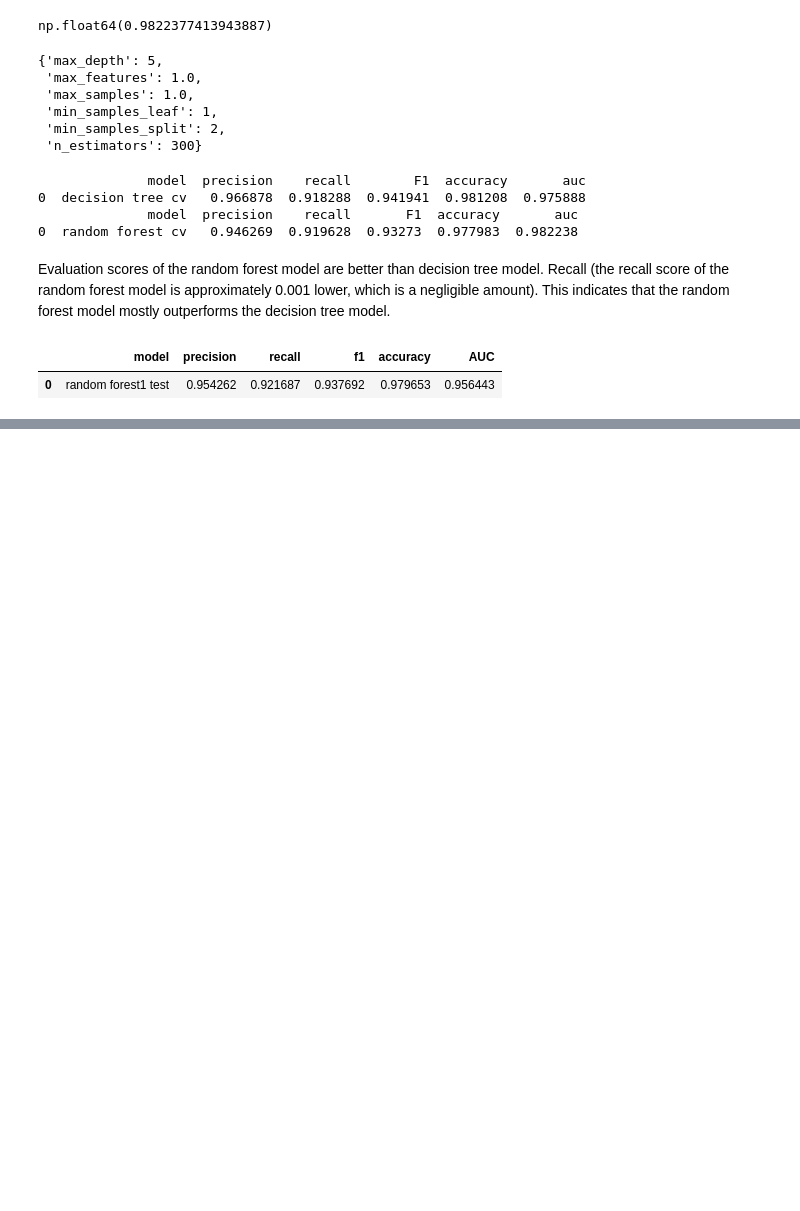
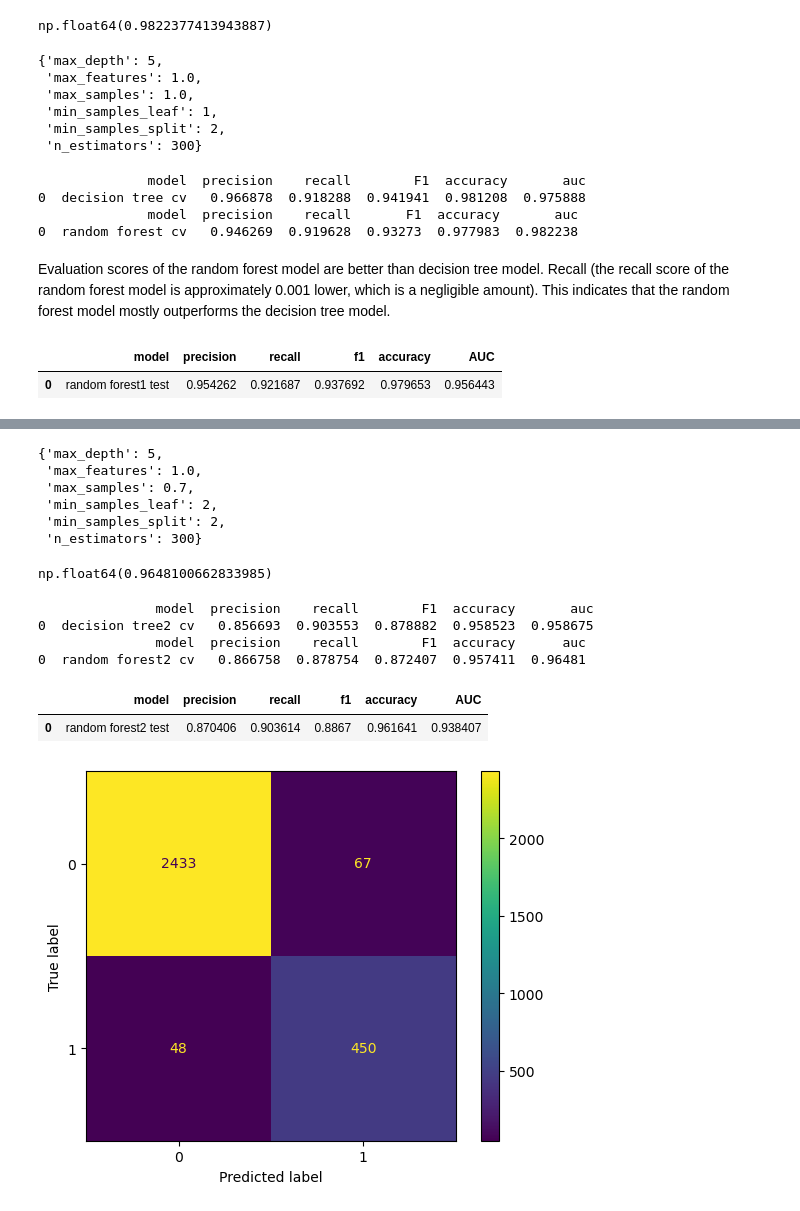
Before and after one commit to Anar-Abdullayev-23/Data-Driven-Suggestionf-for-HR, a Jupyter notebook: notebooks/Data-Driven_Suggestions_for_HR.ipynb, the cells around one changed output, grey strips where cells are left out. Saved outputs shown, nothing was run; the diff lists cells and outputs as text; code cells hidden in the pictures; blank space fills up the shorter version.

Commit message:
Last model eveluation, results and recommendations

```diff
--- a/notebooks/Data-Driven_Suggestions_for_HR.ipynb
+++ b/notebooks/Data-Driven_Suggestions_for_HR.ipynb
@@ -661,0 +667,3 @@ rf1_test_scores
+# %%
+data2 = data2.drop('average_monthly_hours', axis=1)
+data2.head()
@@ -661,0 +677,9 @@ rf1_test_scores
+# %%
+#  outcome variable
+y = data2['left']
+
+# features
+X = data2.drop('left', axis=1)
+# %%
+# Test dataset
+X_train, X_test, y_train, y_test = train_test_split(X, y, test_size=0.25, stratify=y, random_state=0)
@@ -661,0 +764,43 @@ rf1_test_scores
+# %%
+rf2 = read_pickle(path, 'hr_rf2')
+# %%
+rf2.best_params_
+# %% [output]
+{'max_depth': 5,
+ 'max_features': 1.0,
+ 'max_samples': 0.7,
+ 'min_samples_leaf': 2,
+ 'min_samples_split': 2,
+ 'n_estimators': 300}
+# %%
+rf2.best_score_
+# %% [output]
+np.float64(0.9648100662833985)
+# %%
+# All CV scores
+rf2_cv_results = make_results('random forest2 cv', rf2, 'auc')
+print(tree2_cv_results)
+print(rf2_cv_results)
+# %% [output]
+               model  precision    recall        F1  accuracy       auc
+0  decision tree2 cv   0.856693  0.903553  0.878882  0.958523  0.958675
+               model  precision    recall        F1  accuracy      auc
+0  random forest2 cv   0.866758  0.878754  0.872407  0.957411  0.96481
+# %%
+# Predictions on test data
+rf2_test_scores = get_scores('random forest2 test', rf2, X_test, y_test)
+rf2_test_scores
+# %% [output]
+|  | model | precision | recall | f1 | accuracy | AUC |
+| 0 | random forest2 test | 0.870406 | 0.903614 | 0.8867 | 0.961641 | 0.938407 |
+# %%
+# Array of values for confusion matrix
+preds = rf2.best_estimator_.predict(X_test)
+cm = confusion_matrix(y_test, preds, labels=rf2.classes_)
+
+# Plot confusion matrix
+disp = ConfusionMatrixDisplay(confusion_matrix=cm,
+                             display_labels=rf2.classes_)
+disp.plot(values_format='');
+# %% [output]
+[figure, added]
```
Also changed, not shown: parts of 28 cells of this notebook, 2 other files.
